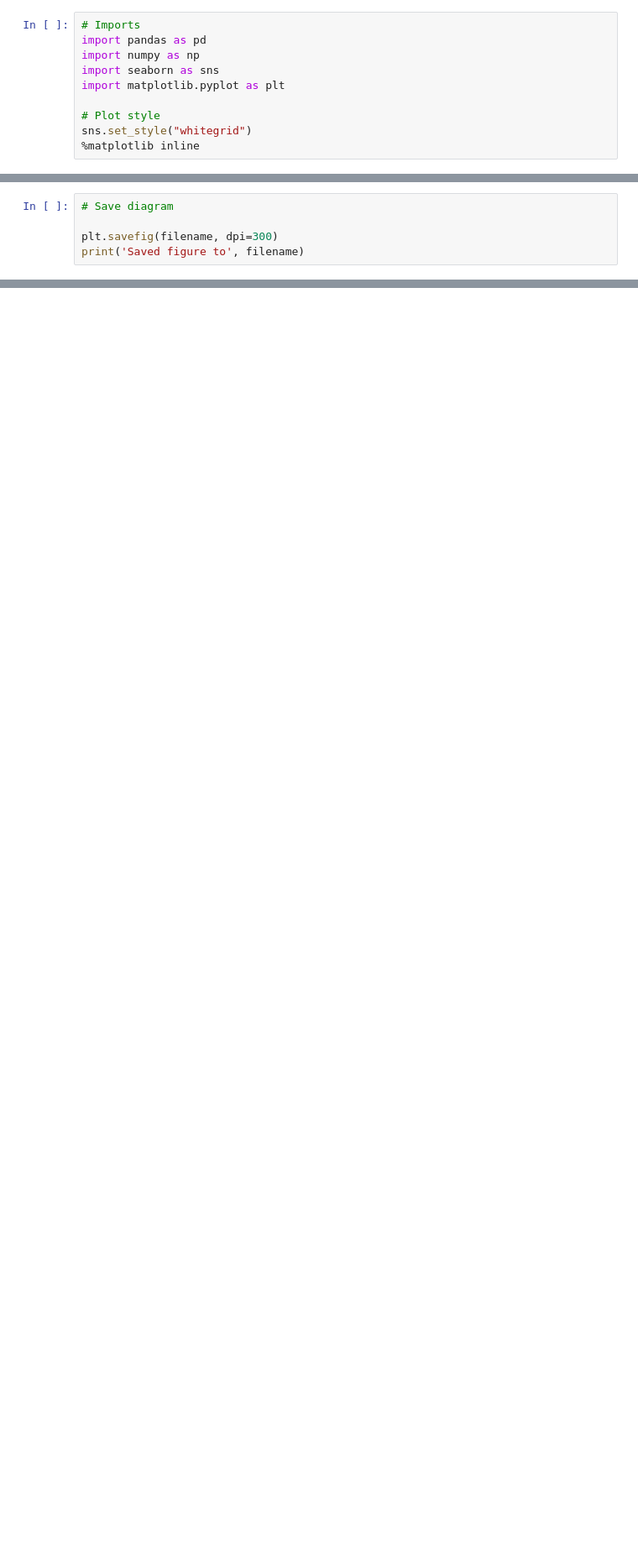
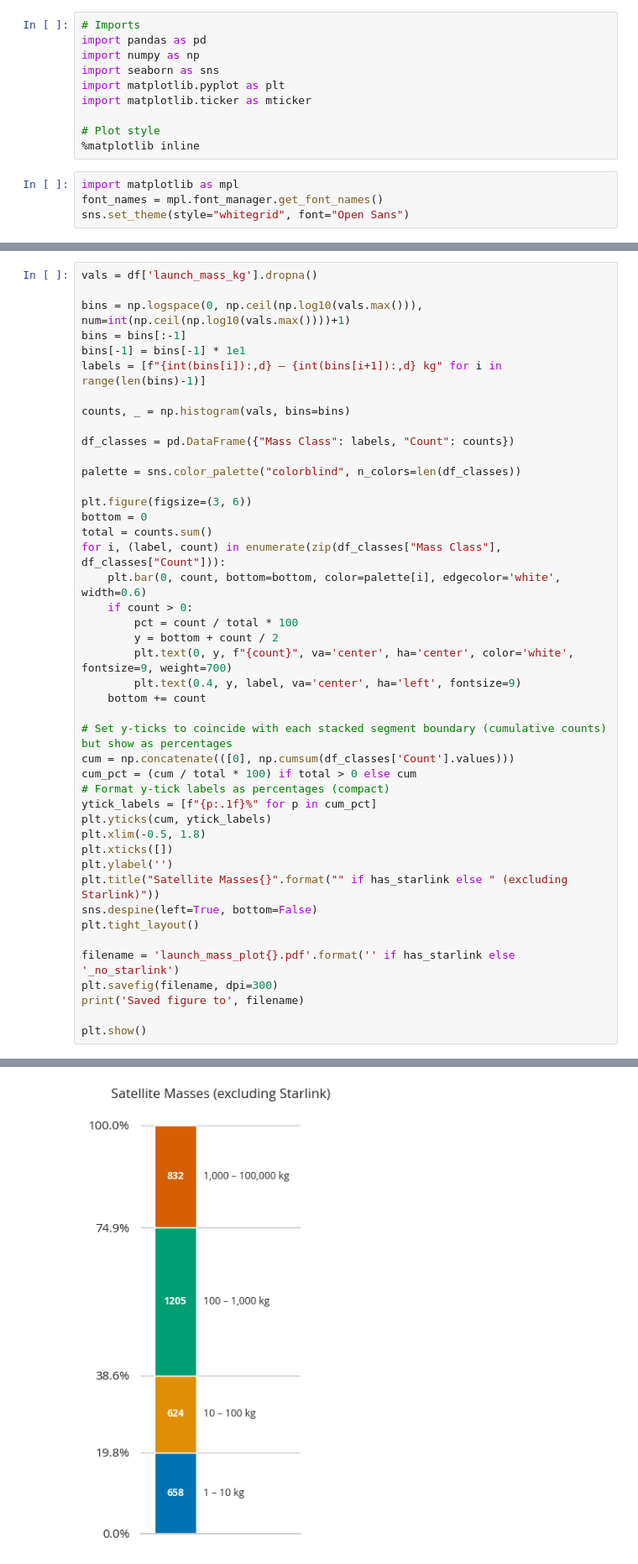
Before and after one commit to kongr45gpen/doctoral-thesis, a Jupyter notebook: analyses/launch_mass_analysis.ipynb, the cells around one changed output, grey strips where cells are left out. Shown at 84% size. Saved outputs shown, nothing was run; the diff lists cells and outputs as text; blank space fills up the shorter version.

```diff
--- a/analyses/launch_mass_analysis.ipynb
+++ b/analyses/launch_mass_analysis.ipynb
@@ -4,10 +4,14 @@ import pandas as pd
 import numpy as np
 import seaborn as sns
 import matplotlib.pyplot as plt
+import matplotlib.ticker as mticker
 
 # Plot style
-sns.set_style("whitegrid")
 %matplotlib inline
+# %%
+import matplotlib as mpl
+font_names = mpl.font_manager.get_font_names()
+sns.set_theme(style="whitegrid", font="Open Sans")
 # %%
 DATA_PATH = 'data/UCS-Satellite-Database 5-1-2023 (text).txt'
 
@@ -114,8 +121,47 @@ plt.show()
 Saved figure to launch_mass_histogram_no_starlink.pdf
 [figure]
 # %%
-# Save diagram
+vals = df['launch_mass_kg'].dropna()
 
+bins = np.logspace(0, np.ceil(np.log10(vals.max())), num=int(np.ceil(np.log10(vals.max())))+1)
+bins = bins[:-1]
+bins[-1] = bins[-1] * 1e1
+labels = [f"{int(bins[i]):,d} – {int(bins[i+1]):,d} kg" for i in range(len(bins)-1)]
+
+counts, _ = np.histogram(vals, bins=bins)
+
+df_classes = pd.DataFrame({"Mass Class": labels, "Count": counts})
+
+palette = sns.color_palette("colorblind", n_colors=len(df_classes))
+
+plt.figure(figsize=(3, 6))
+bottom = 0
+total = counts.sum()
+for i, (label, count) in enumerate(zip(df_classes["Mass Class"], df_classes["Count"])):
+    plt.bar(0, count, bottom=bottom, color=palette[i], edgecolor='white', width=0.6)
+    if count > 0:
+        pct = count / total * 100
+        y = bottom + count / 2
+        plt.text(0, y, f"{count}", va='center', ha='center', color='white', fontsize=9, weight=700)
+        plt.text(0.4, y, label, va='center', ha='left', fontsize=9)
+    bottom += count
+
+# Set y-ticks to coincide with each stacked segment boundary (cumulative counts) but show as percentages
+cum = np.concatenate(([0], np.cumsum(df_classes['Count'].values)))
+cum_pct = (cum / total * 100) if total > 0 else cum
+# Format y-tick labels as percentages (compact)
+ytick_labels = [f"{p:.1f}%" for p in cum_pct]
+plt.yticks(cum, ytick_labels)
+plt.xlim(-0.5, 1.8)
+plt.xticks([])
+plt.ylabel('')
+plt.title("Satellite Masses{}".format("" if has_starlink else " (excluding Starlink)"))
+sns.despine(left=True, bottom=False)
+plt.tight_layout()
+
+filename = 'launch_mass_plot{}.pdf'.format('' if has_starlink else '_no_starlink')
 plt.savefig(filename, dpi=300)
 print('Saved figure to', filename)
+
+plt.show()
 # %% [output]
@@ -123,0 +169 @@ Saved figure to launch_mass_histogram_no_starlink.pdf
+[figure, added]
```
Also changed, not shown: parts of 5 cells of this notebook, 3 other files.
